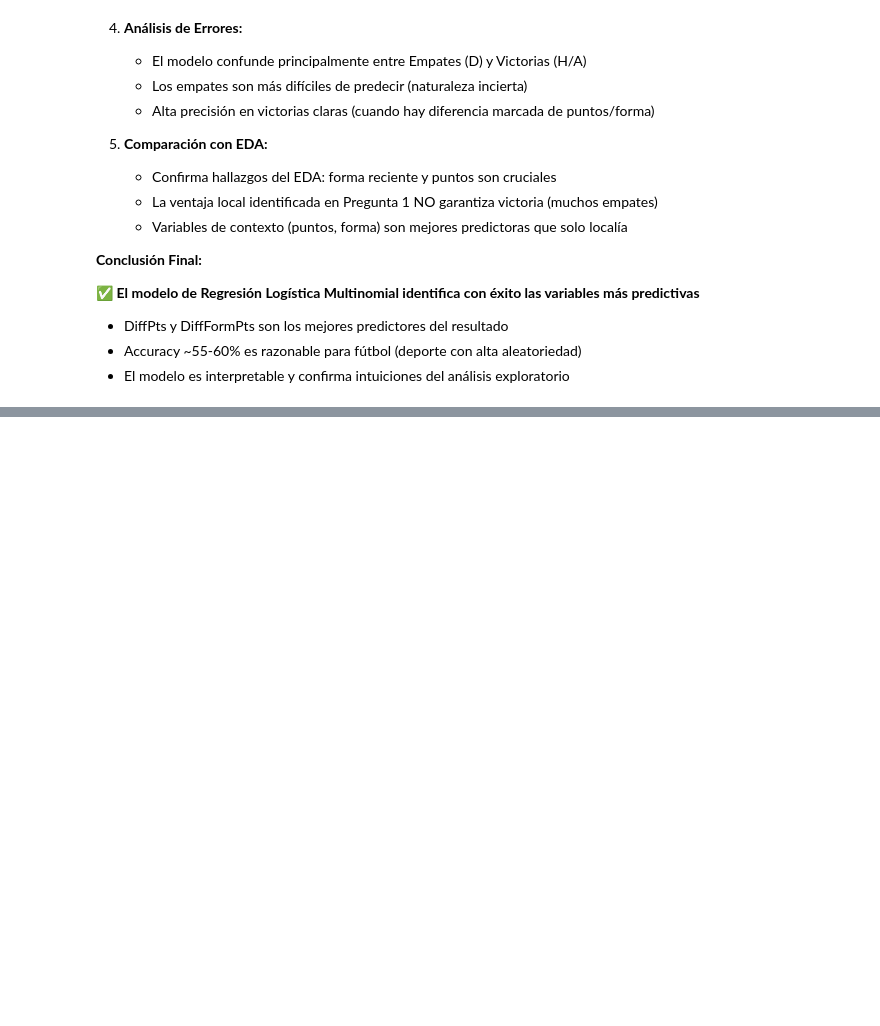
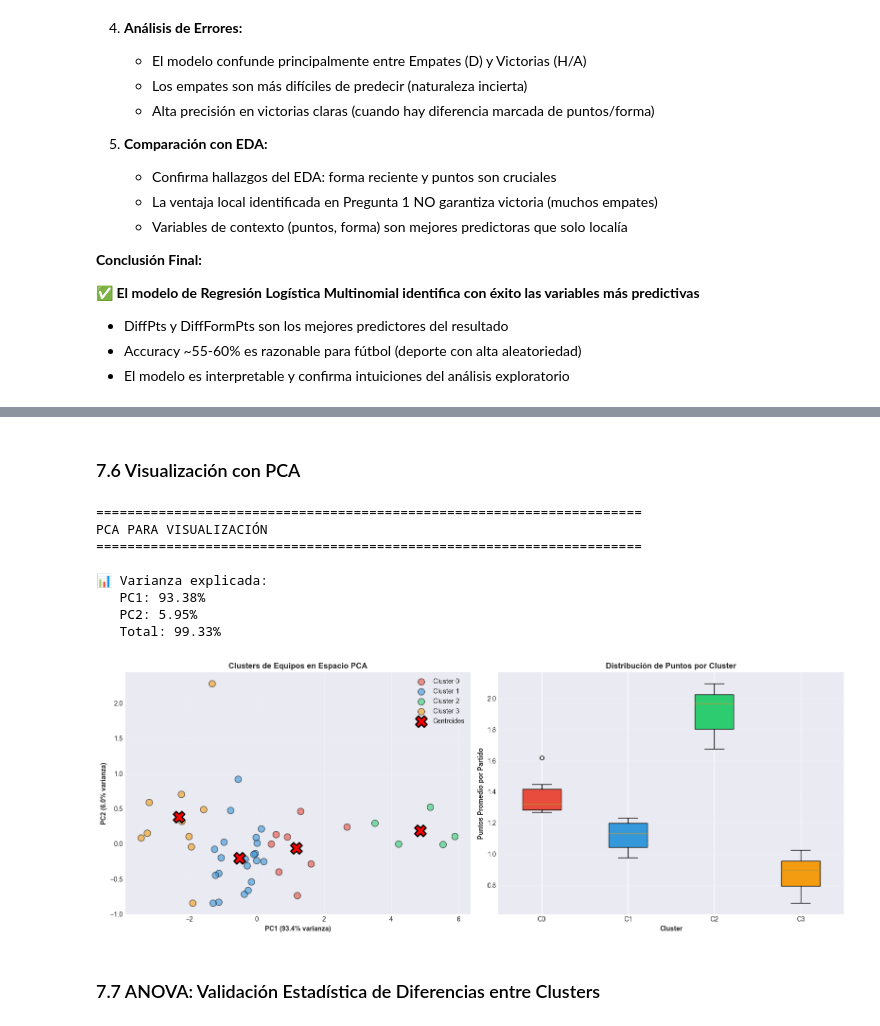
Before and after one commit to ronaldcbmtnz/estadistica-proyecto-final, a Jupyter notebook: notebooks/analisis_premier_league.ipynb, the cells around one changed output, grey strips where cells are left out. Drawn from its saved outputs; the diff is of its cells as text; code cells hidden in the pictures; blank space fills up the shorter version.

```diff
--- a/notebooks/analisis_premier_league.ipynb
+++ b/notebooks/analisis_premier_league.ipynb
@@ -1461,0 +1716,72 @@ plt.show()
+# %% [markdown]
+### 7.6 Visualización con PCA
+# %%
+# Aplicar PCA para visualización en 2D
+pca_cluster = PCA(n_components=2)
+X_pca = pca_cluster.fit_transform(X_cluster_scaled)
+
+# Agregar coordenadas PCA al DataFrame
+df_equipos['PC1'] = X_pca[:, 0]
+df_equipos['PC2'] = X_pca[:, 1]
+
+print("="*70)
+print("PCA PARA VISUALIZACIÓN")
+print("="*70)
+
+print(f"\n📊 Varianza explicada:")
+print(f"   PC1: {pca_cluster.explained_variance_ratio_[0]:.2%}")
+print(f"   PC2: {pca_cluster.explained_variance_ratio_[1]:.2%}")
+print(f"   Total: {pca_cluster.explained_variance_ratio_.sum():.2%}")
+
+# Visualización de clusters en espacio PCA
+fig, axes = plt.subplots(1, 2, figsize=(16, 6))
+
+# Gráfico 1: Scatter plot coloreado por cluster
+colors_clusters = ['#e74c3c', '#3498db', '#2ecc71', '#f39c12', '#9b59b6']
+for cluster_id in range(k_final):
+    cluster_data = df_equipos[df_equipos['Cluster'] == cluster_id]
+    axes[0].scatter(cluster_data['PC1'], cluster_data['PC2'],
+                   c=colors_clusters[cluster_id], label=f'Cluster {cluster_id}',
+                   s=100, alpha=0.6, edgecolors='black')
+
+# Marcar centroides
+centroides_pca = pca_cluster.transform(kmeans.cluster_centers_)
+axes[0].scatter(centroides_pca[:, 0], centroides_pca[:, 1],
+               c='red', marker='X', s=300, edgecolors='black', linewidths=2,
+               label='Centroides', zorder=5)
+
+axes[0].set_xlabel(f'PC1 ({pca_cluster.explained_variance_ratio_[0]:.1%} varianza)',
+                  fontweight='bold')
+axes[0].set_ylabel(f'PC2 ({pca_cluster.explained_variance_ratio_[1]:.1%} varianza)',
+                  fontweight='bold')
+axes[0].set_title('Clusters de Equipos en Espacio PCA', fontweight='bold')
+axes[0].legend()
+axes[0].grid(alpha=0.3)
+
+# Gráfico 2: Boxplot de Puntos Promedio por Cluster
+cluster_data_list = [df_equipos[df_equipos['Cluster'] == i]['Puntos_Promedio']
+                     for i in range(k_final)]
+bp = axes[1].boxplot(cluster_data_list, labels=[f'C{i}' for i in range(k_final)],
+                     patch_artist=True)
+for patch, color in zip(bp['boxes'], colors_clusters):
+    patch.set_facecolor(color)
+
+axes[1].set_xlabel('Cluster', fontweight='bold')
+axes[1].set_ylabel('Puntos Promedio por Partido', fontweight='bold')
+axes[1].set_title('Distribución de Puntos por Cluster', fontweight='bold')
+axes[1].grid(alpha=0.3, axis='y')
+
+plt.tight_layout()
+plt.show()
+# %% [output]
+======================================================================
+PCA PARA VISUALIZACIÓN
+======================================================================
+
+📊 Varianza explicada:
+   PC1: 93.38%
+   PC2: 5.95%
+   Total: 99.33%
+[figure, added]
+# %% [markdown]
+### 7.7 ANOVA: Validación Estadística de Diferencias entre Clusters
```
Also changed, not shown: parts of 14 cells of this notebook.
